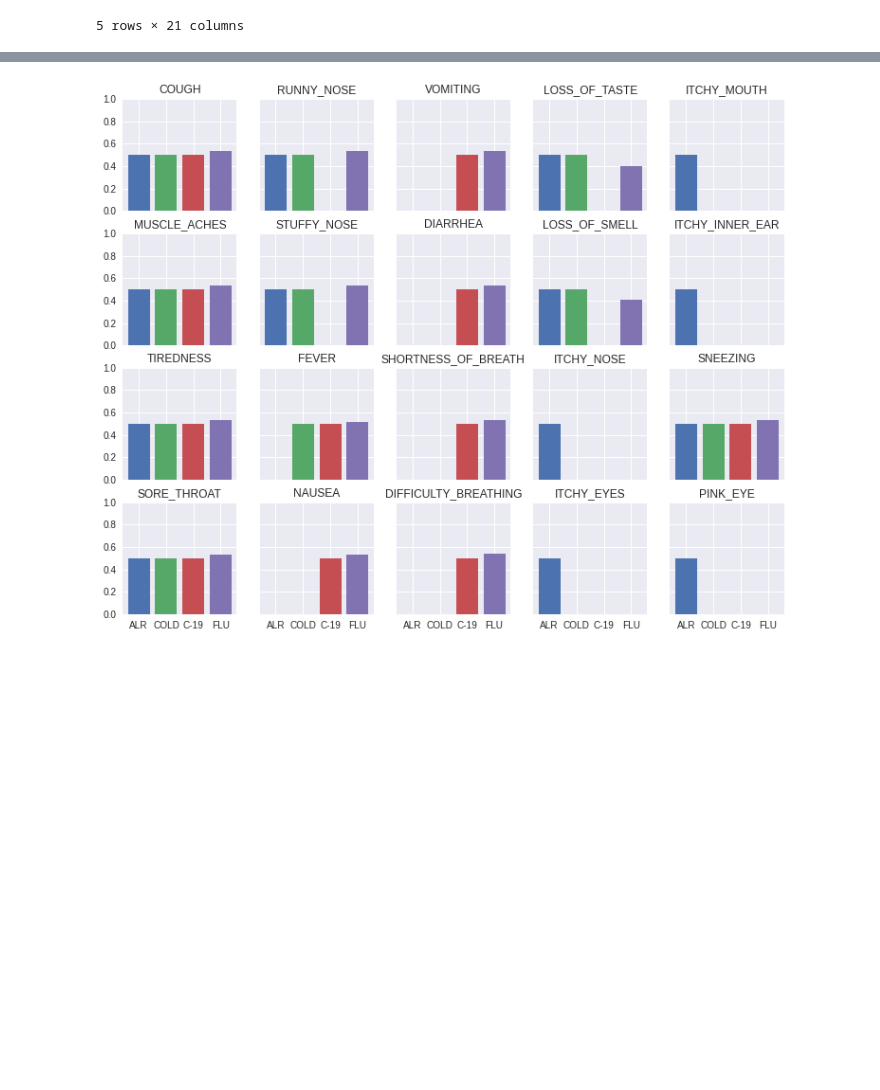
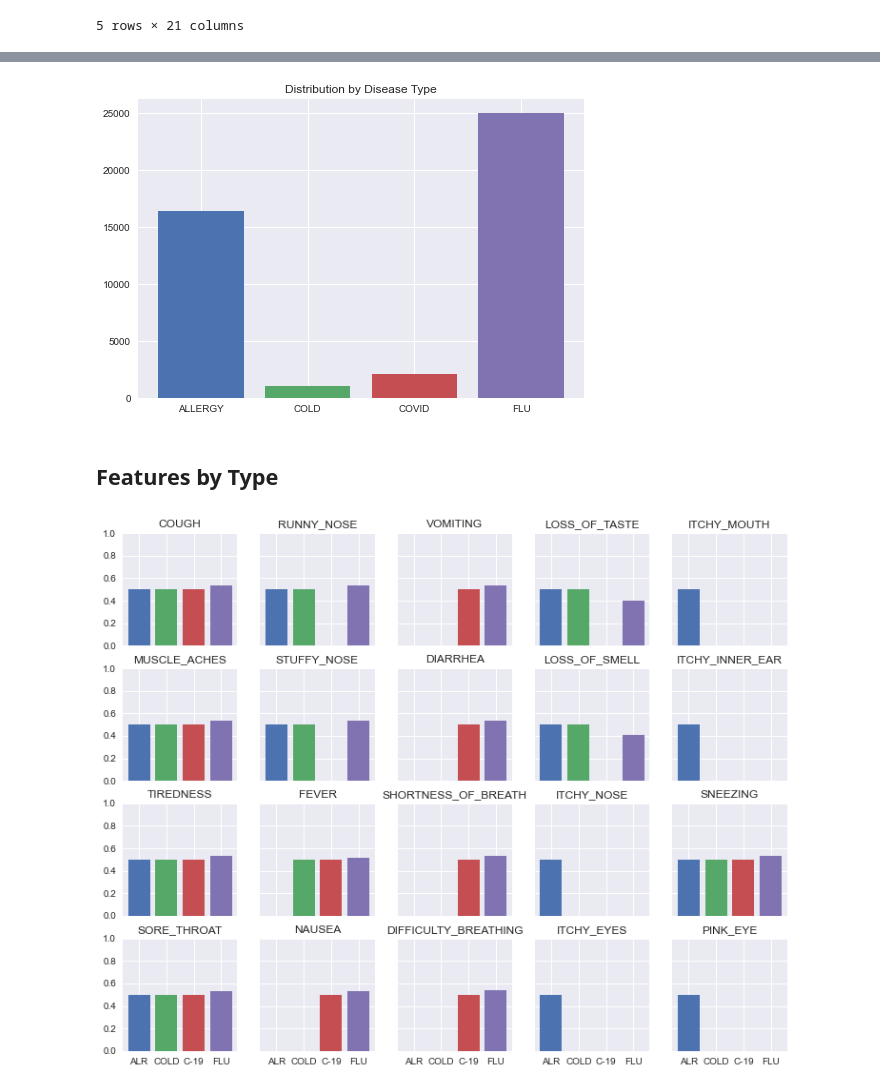
Before and after one commit to Diogogrosario/Artificial-Intelligence, a Jupyter notebook: covid-symptoms.ipynb, the cells around one changed output, grey strips where cells are left out. Saved outputs shown, nothing was run; the diff lists cells and outputs as text; code cells hidden in the pictures; blank space fills up the shorter version.

```diff
--- a/covid-symptoms.ipynb
+++ b/covid-symptoms.ipynb
@@ -19,3 +57,6 @@ import matplotlib.pyplot as plt
 import seaborn as sns
 
 plt.style.use('seaborn')
+# %%
+data_distribution = symptom_data.groupby(by=['TYPE']).count()
+data_distribution
@@ -22,3 +70,17 @@ plt.style.use('seaborn')
+# %%
+fig, ax = plt.subplots()
+
+ax.set_title('Distribution by Disease Type')
+
+ax.bar('ALLERGY', data_distribution.loc['ALLERGY', 'FEVER'])
+ax.bar('COLD', data_distribution.loc['COLD', 'FEVER'])
+ax.bar('COVID', data_distribution.loc['COVID', 'FEVER'])
+ax.bar('FLU', data_distribution.loc['FLU', 'FEVER'])
+del data_distribution
+# %% [output]
+[figure, added]
+# %% [markdown]
+## Features by Type
 # %%
 import math
 
```
Also changed, not shown: parts of 26 cells of this notebook.
